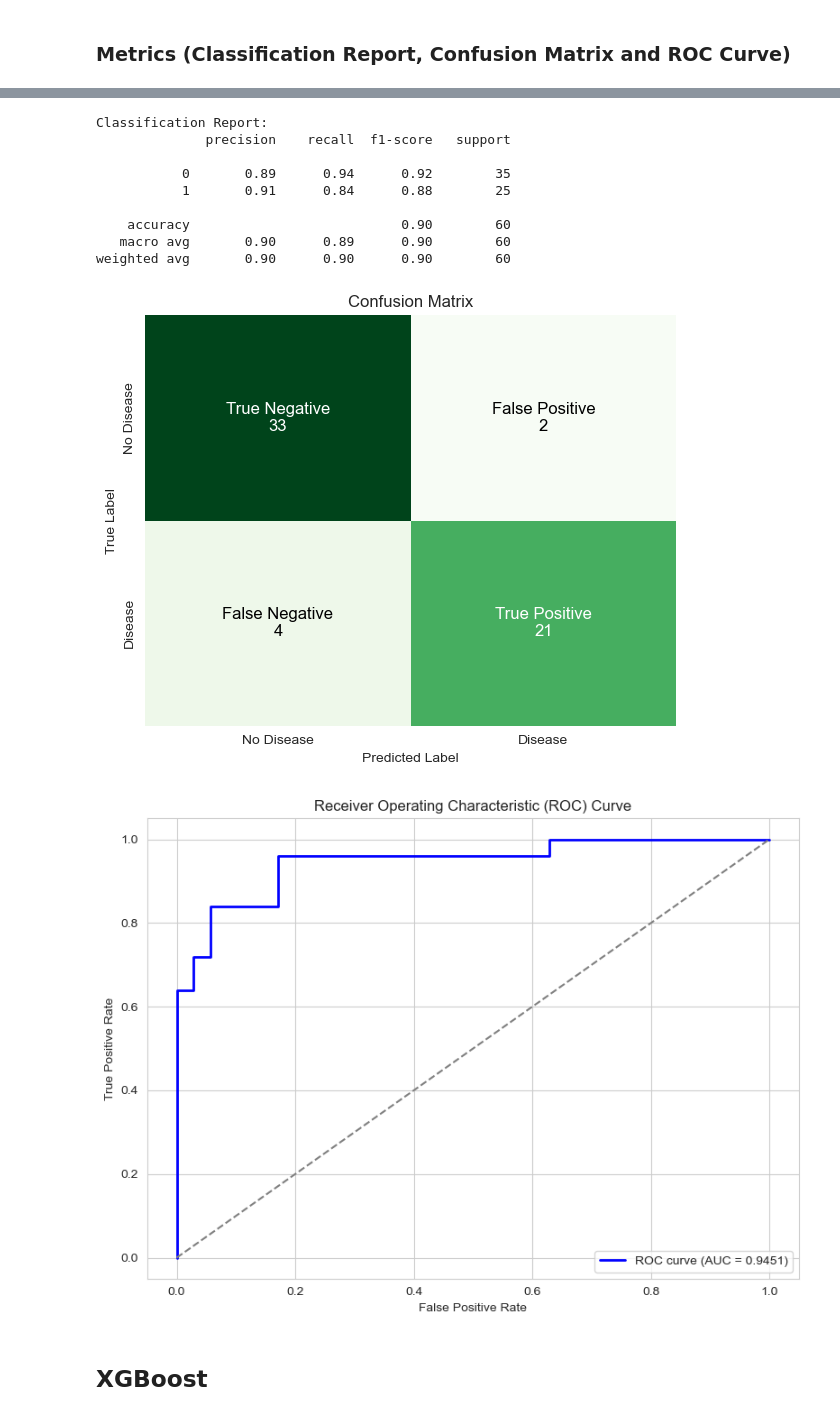
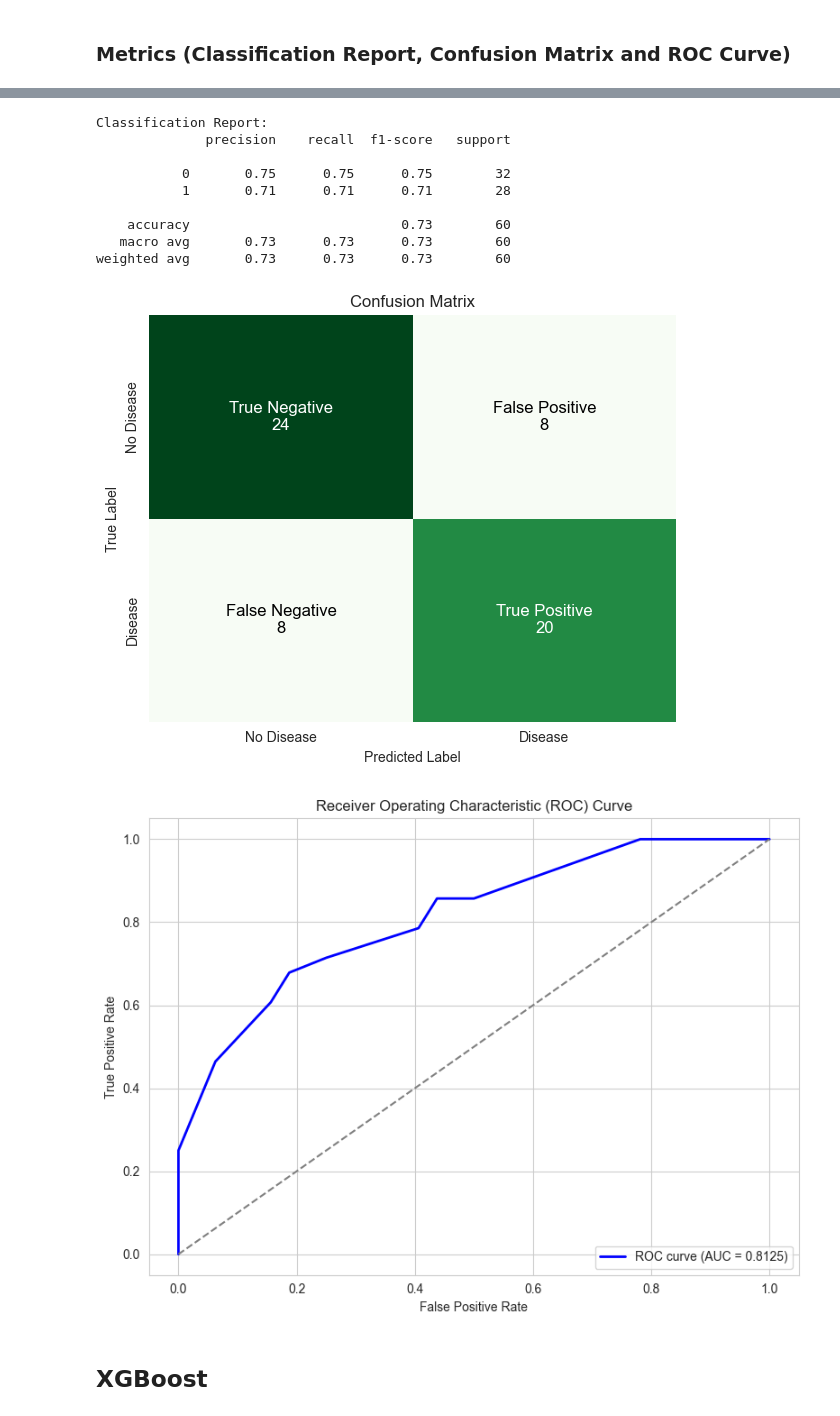
Before and after one commit to hjf11/Heart-Disease-Cleveland-UCI-Classification, a Jupyter notebook: Heart_Disease_Classification.ipynb, the cells around one changed output, grey strips where cells are left out. Saved outputs shown, nothing was run; the diff lists cells and outputs as text; code cells hidden in the pictures.

```diff
--- a/Heart_Disease_Classification.ipynb
+++ b/Heart_Disease_Classification.ipynb
@@ -233,7 +240,7 @@ param_grid = {
 grid_search = GridSearchCV(
     estimator=log_reg,
     param_grid=param_grid,
-    cv=5,                # 5-fold cross-validation
+    cv=cv,
     scoring='accuracy',
     verbose=1
 )
@@ -290,7 +297,7 @@ param_grid = {
 grid_search = GridSearchCV(
     estimator=svc,
     param_grid=param_grid,
-    cv=5,
+    cv=cv,
     scoring='accuracy',
     verbose=1
 )
@@ -343,12 +350,25 @@ weighted avg       0.75      0.75      0.75        60
 rf = RandomForestClassifier(random_state=42)
 
 param_grid = {
-    "n_estimators": [50, 100, 200],"max_depth": [3, 5, 7, None],"min_samples_split": [2, 5, 10],"min_samples_leaf": [1, 2, 4],"bootstrap": [True, False]}
+    "n_estimators": [50, 100, 200],
+    "max_depth": [3, 5, 7, None],
+    "min_samples_split": [2, 5, 10],
+    "min_samples_leaf": [1, 2, 4],
+    "max_features": ["sqrt", "log2", None],
+    "bootstrap": [True, False]
+}
 
-grid_search = GridSearchCV(estimator=rf,param_grid=param_grid,cv=5,scoring="accuracy",verbose=1)
-grid_search.fit(X_train_shuffle, y_train_shuffle)
+grid_search = GridSearchCV(
+    estimator=rf,
+    param_grid=param_grid,
+    cv=cv,
+    scoring="accuracy",
+    verbose=1
+)
+# grid_search.fit(X_train_shuffle, y_train_shuffle)
+grid_search.fit(X_train, y_train)
 
 best_rf = grid_search.best_estimator_
 best_models.append(best_rf)
-print("Best parameters from GridSearchCV:", grid_search.best_params_)
+print("Best Parameters:", grid_search.best_params_)
 # %% [output]
@@ -390,20 +412,23 @@ weighted avg       0.82      0.82      0.82        60
 knn = KNeighborsClassifier()
 
 param_grid = {
-    'n_neighbors': [3, 5, 7, 9, 11, 15, 25, 30],
+    'n_neighbors': [5, 7, 9, 15, 30],
     'weights': ['uniform', 'distance'],
+    "algorithm": ["auto", "ball_tree", "kd_tree", "brute"],
+    "p": [1, 2],
     'metric': ['euclidean', 'manhattan']
 }
 
 grid_search = GridSearchCV(
     estimator=knn,
     param_grid=param_grid,
-    cv=5,
+    cv=cv,
     scoring='accuracy',
     verbose=1
 )
 
-grid_search.fit(X_train_shuffle, y_train_shuffle)
+# grid_search.fit(X_train_shuffle, y_train_shuffle)
+grid_search.fit(X_train, y_train)
 
 best_knn = grid_search.best_estimator_
 best_models.append(best_knn)
@@ -432,17 +458,18 @@ weighted avg       1.00      1.00      1.00       237
 # %%
-print_metrics(best_knn, X_test_shuffle, y_test_shuffle)
+# print_metrics(best_knn, X_test_shuffle, y_test_shuffle)
+print_metrics(best_knn, X_test, y_test)
 # %% [output]
 Classification Report:
               precision    recall  f1-score   support
 
-           0       0.89      0.94      0.92        35
-           1       0.91      0.84      0.88        25
+           0       0.75      0.75      0.75        32
+           1       0.71      0.71      0.71        28
 
-    accuracy                           0.90        60
-   macro avg       0.90      0.89      0.90        60
-weighted avg       0.90      0.90      0.90        60
+    accuracy                           0.73        60
+   macro avg       0.73      0.73      0.73        60
+weighted avg       0.73      0.73      0.73        60
-[figure, old version]
+[figure, new version]
-[figure, old version]
+[figure, new version]
 # %% [markdown]
 ## XGBoost
 # %% [markdown]
```
Also changed, not shown: parts of 26 cells of this notebook, 1 other file.
